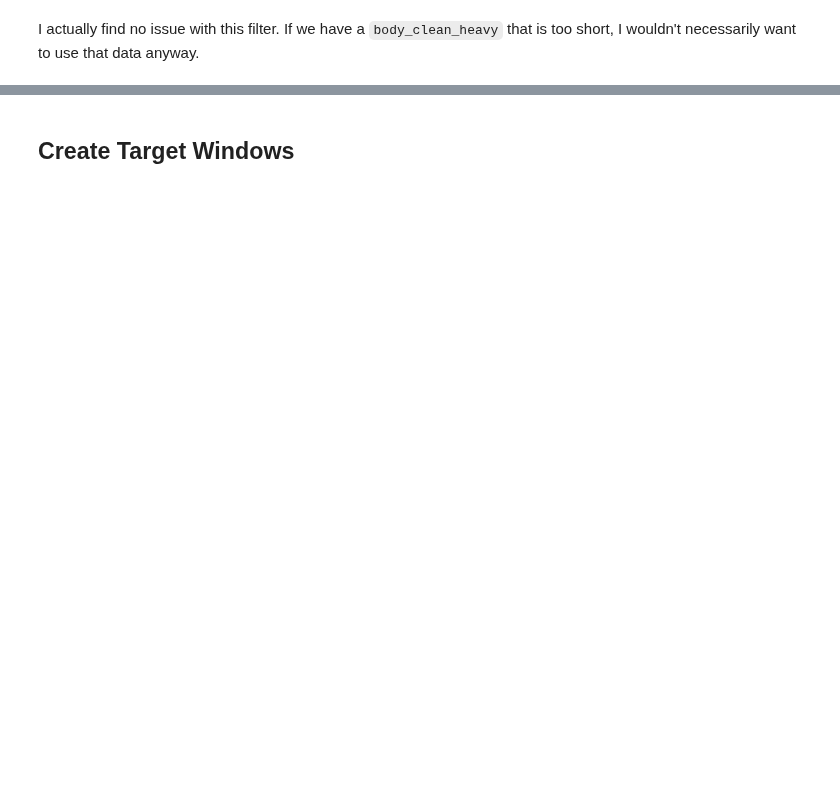
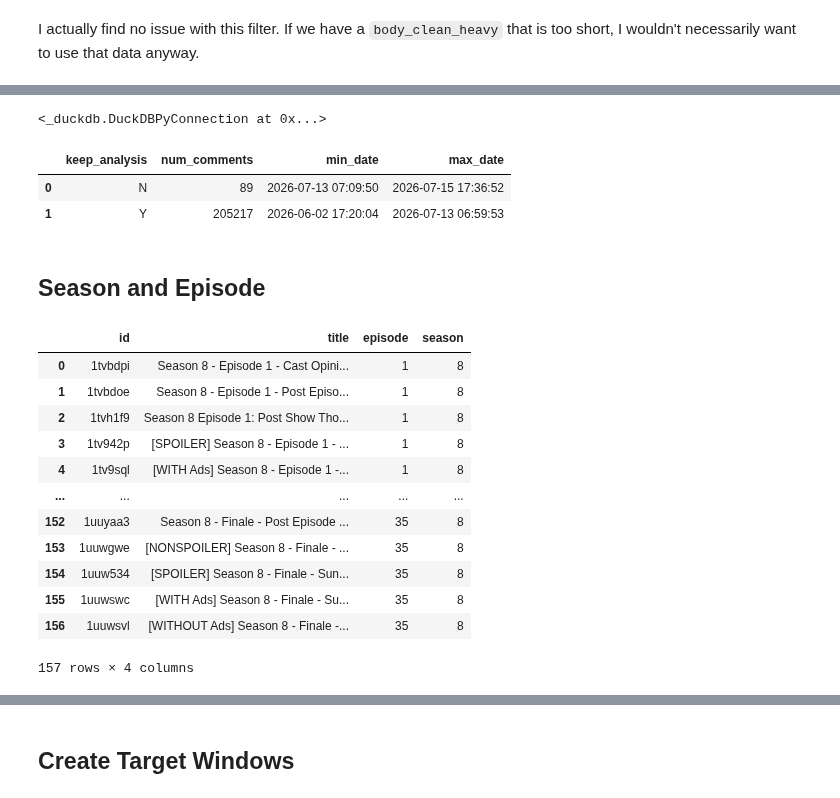
Before and after one commit to palautatan/data-by-edie, a Jupyter notebook: 004-love-island/notebooks/03-data-cleaning.ipynb, the cells around one changed output, grey strips where cells are left out. Cells and saved outputs as stored; diff of their text form; code cells hidden in the pictures; blank space fills up the shorter version.

```diff
--- a/004-love-island/notebooks/03-data-cleaning.ipynb
+++ b/004-love-island/notebooks/03-data-cleaning.ipynb
@@ -334,0 +389,32 @@ con.close()
+# %%
+con.execute("""
+ALTER TABLE comments
+ADD COLUMN IF NOT EXISTS keep_analysis VARCHAR
+""")
+
+con.execute("""
+UPDATE comments
+SET keep_analysis = CASE
+    WHEN created_at >= TIMESTAMP '2026-06-02 07:00:00'
+     AND created_at <  TIMESTAMP '2026-07-13 07:00:00'
+    THEN 'Y'
+    ELSE 'N'
+END
+""")
+# %% [output]
+<_duckdb.DuckDBPyConnection at 0x...>
+# %%
+con.execute("""
+SELECT
+    keep_analysis,
+    COUNT(DISTINCT id) AS num_comments,
+    MIN(created_at) AS min_date,
+    MAX(created_at) AS max_date
+FROM comments
+GROUP BY keep_analysis
+ORDER BY keep_analysis
+""").df()
+# %% [output]
+|  | keep_analysis | num_comments | min_date | max_date |
+| 0 | N | 89 | 2026-07-13 07:09:50 | 2026-07-15 17:36:52 |
+| 1 | Y | 205217 | 2026-06-02 17:20:04 | 2026-07-13 06:59:53 |
@@ -334,0 +423,2 @@ con.close()
+# %% [markdown]
+## Season and Episode
@@ -334,0 +427,37 @@ con.close()
+# %%
+submission_episode_preview = con.execute("""
+SELECT
+    id,
+    title,
+    CASE
+        WHEN REGEXP_MATCHES(title, '(?i)finale')
+            THEN 35
+        ELSE TRY_CAST(
+            REGEXP_EXTRACT(
+                title,
+                '(?i)episode[[:space:]]+([0-9]+)',
+                1
+            ) AS INTEGER
+        )
+    END AS episode
+FROM submissions
+ORDER BY episode NULLS LAST, title
+""").df()
+
+submission_episode_preview["season"] = 8
+
+submission_episode_preview
+# %% [output]
+|  | id | title | episode | season |
+| 0 | 1tvbdpi | Season 8 - Episode 1 - Cast Opini... | 1 | 8 |
+| 1 | 1tvbdoe | Season 8 - Episode 1 - Post Episo... | 1 | 8 |
+| 2 | 1tvh1f9 | Season 8 Episode 1: Post Show Tho... | 1 | 8 |
+| 3 | 1tv942p | [SPOILER] Season 8 - Episode 1 - ... | 1 | 8 |
+| 4 | 1tv9sql | [WITH Ads] Season 8 - Episode 1 -... | 1 | 8 |
+| ... | ... | ... | ... | ... |
+| 152 | 1uuyaa3 | Season 8 - Finale - Post Episode ... | 35 | 8 |
+| 153 | 1uuwgwe | [NONSPOILER] Season 8 - Finale - ... | 35 | 8 |
+| 154 | 1uuw534 | [SPOILER] Season 8 - Finale - Sun... | 35 | 8 |
+| 155 | 1uuwswc | [WITH Ads] Season 8 - Finale - Su... | 35 | 8 |
+| 156 | 1uuwsvl | [WITHOUT Ads] Season 8 - Finale -... | 35 | 8 |
+157 rows × 4 columns
```
Also changed, not shown: parts of 51 cells of this notebook, 25 other files.
